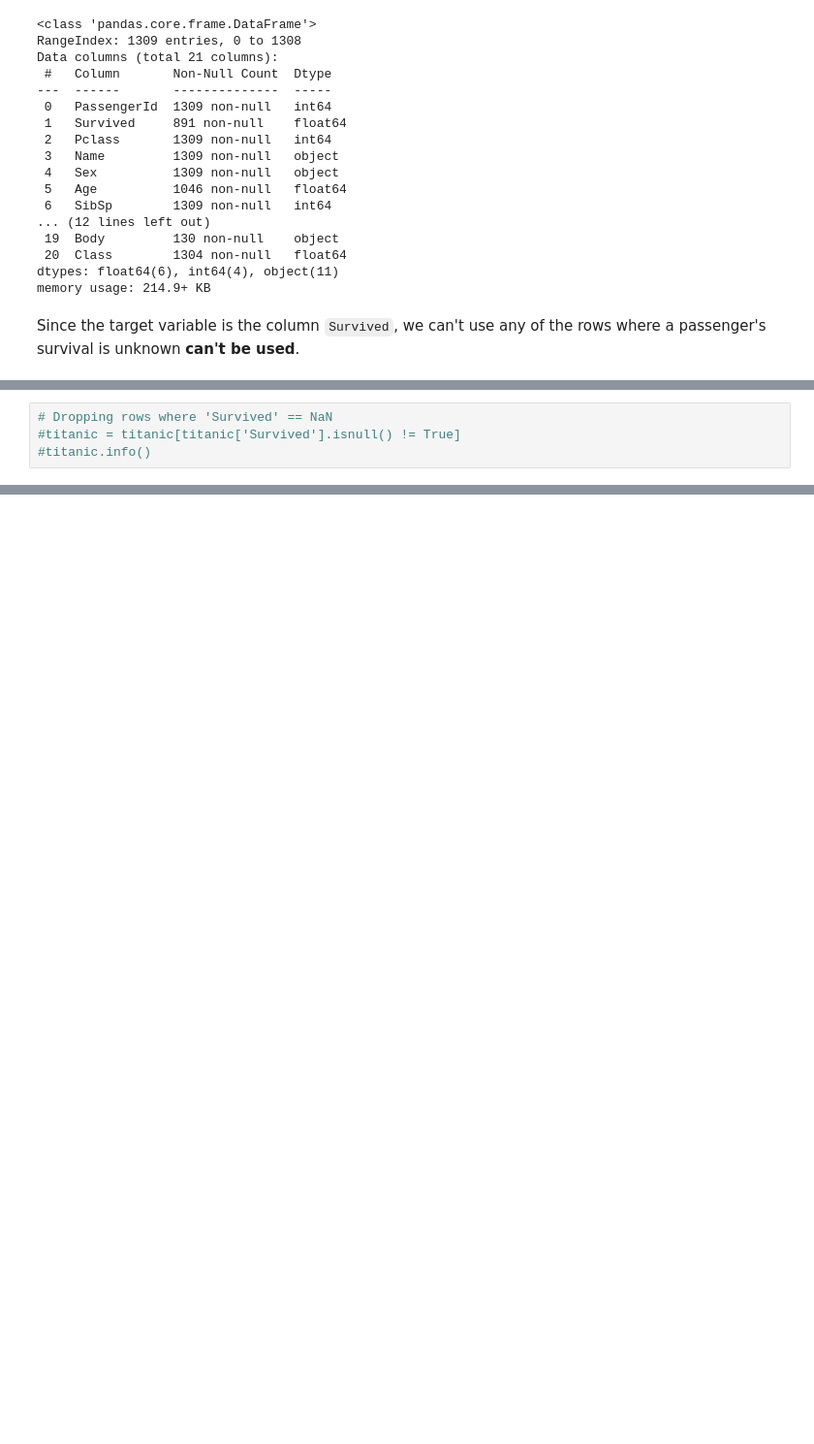
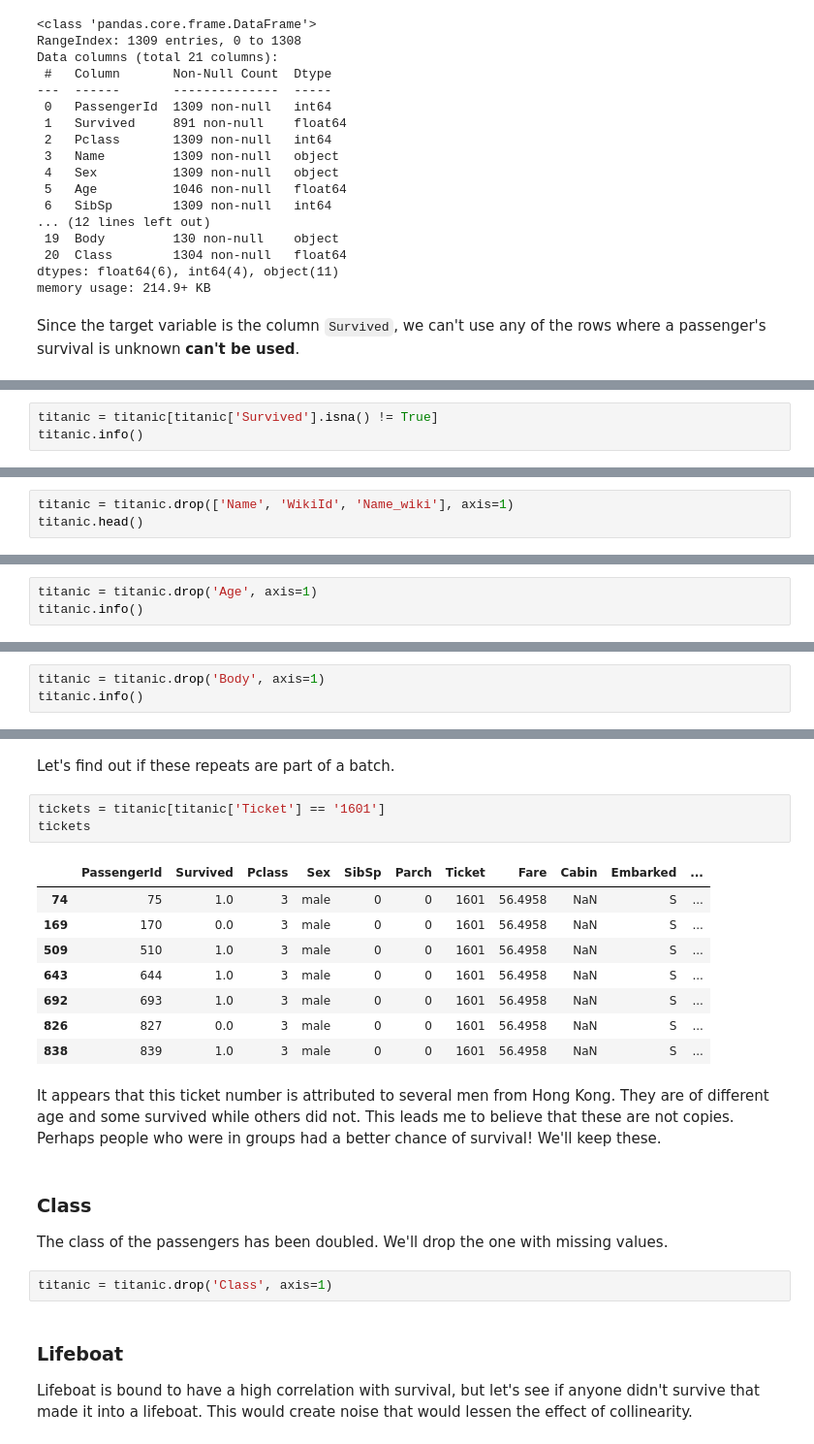
Before and after one commit to bmauss/KNN_Imputation_Evaluation, a Jupyter notebook: Obtaining and Scrubbing Data.ipynb, the cells around one changed output, grey strips where cells are left out. Shown at 97% size. Cells and saved outputs as stored; diff of their text form; blank space fills up the shorter version.

Commit message:
Worked on Lifeboats; need to finish lifeboats cleaning

```diff
--- a/Obtaining and Scrubbing Data.ipynb
+++ b/Obtaining and Scrubbing Data.ipynb
@@ -196,4 +119,3 @@ Name: Body, Length: 132, dtype: int64
 # %%
-# Dropping rows where 'Survived' == NaN
-#titanic = titanic[titanic['Survived'].isnull() != True]
-#titanic.info()
+titanic = titanic[titanic['Survived'].isna() != True]
+titanic.info()
@@ -201,0 +144,3 @@ Name: Body, Length: 132, dtype: int64
+# %%
+titanic = titanic.drop(['Name', 'WikiId', 'Name_wiki'], axis=1)
+titanic.head()
@@ -201,0 +158,3 @@ Name: Body, Length: 132, dtype: int64
+# %%
+titanic = titanic.drop('Age', axis=1)
+titanic.info()
@@ -201,0 +183,3 @@ Name: Body, Length: 132, dtype: int64
+# %%
+titanic = titanic.drop('Body', axis=1)
+titanic.info()
@@ -201,0 +222,25 @@ Name: Body, Length: 132, dtype: int64
+# %% [markdown]
+Let's find out if these repeats are part of a batch.
+# %%
+tickets = titanic[titanic['Ticket'] == '1601']
+tickets
+# %% [output]
+|  | PassengerId | Survived | Pclass | Sex | SibSp | Parch | Ticket | Fare | Cabin | Embarked | ... |
+| 74 | 75 | 1.0 | 3 | male | 0 | 0 | 1601 | 56.4958 | NaN | S | ... |
+| 169 | 170 | 0.0 | 3 | male | 0 | 0 | 1601 | 56.4958 | NaN | S | ... |
+| 509 | 510 | 1.0 | 3 | male | 0 | 0 | 1601 | 56.4958 | NaN | S | ... |
+| 643 | 644 | 1.0 | 3 | male | 0 | 0 | 1601 | 56.4958 | NaN | S | ... |
+| 692 | 693 | 1.0 | 3 | male | 0 | 0 | 1601 | 56.4958 | NaN | S | ... |
+| 826 | 827 | 0.0 | 3 | male | 0 | 0 | 1601 | 56.4958 | NaN | S | ... |
+| 838 | 839 | 1.0 | 3 | male | 0 | 0 | 1601 | 56.4958 | NaN | S | ... |
+# %% [markdown]
+It appears that this ticket number is attributed to several men from Hong Kong. They are of different age and some survived while others did not.  This leads me to believe that these are not copies.  Perhaps people who were in groups had a better chance of survival!  We'll keep these.
+# %% [markdown]
+### Class
+The class of the passengers has been doubled.  We'll drop the one with missing values.
+# %%
+titanic = titanic.drop('Class', axis=1)
+# %% [markdown]
+### Lifeboat
+
+Lifeboat is bound to have a high correlation with survival, but let's see if anyone didn't survive that made it into a lifeboat.  This would create noise that would lessen the effect of collinearity.
```
Also changed, not shown: parts of 23 cells of this notebook, 3 other files.
